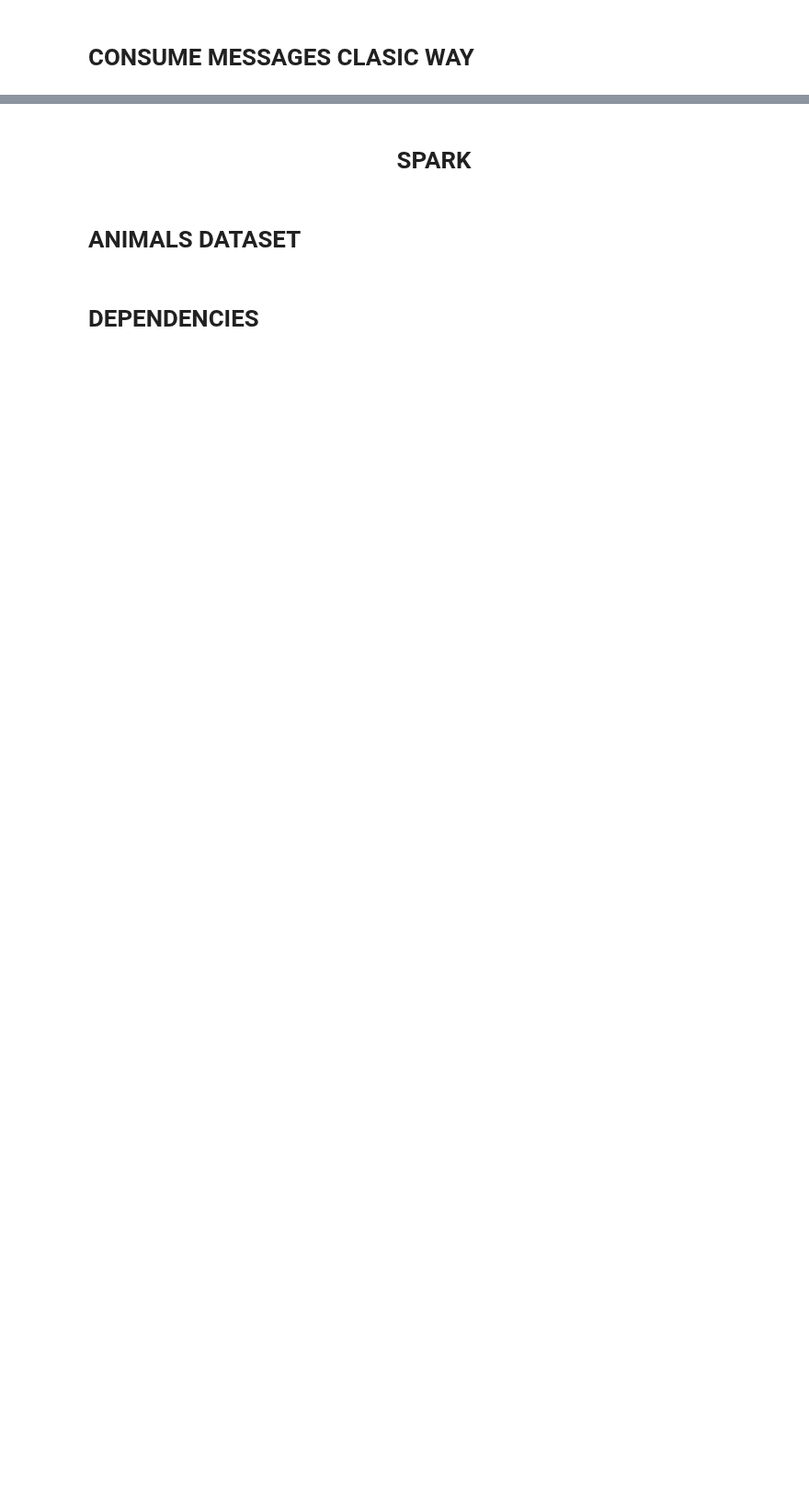
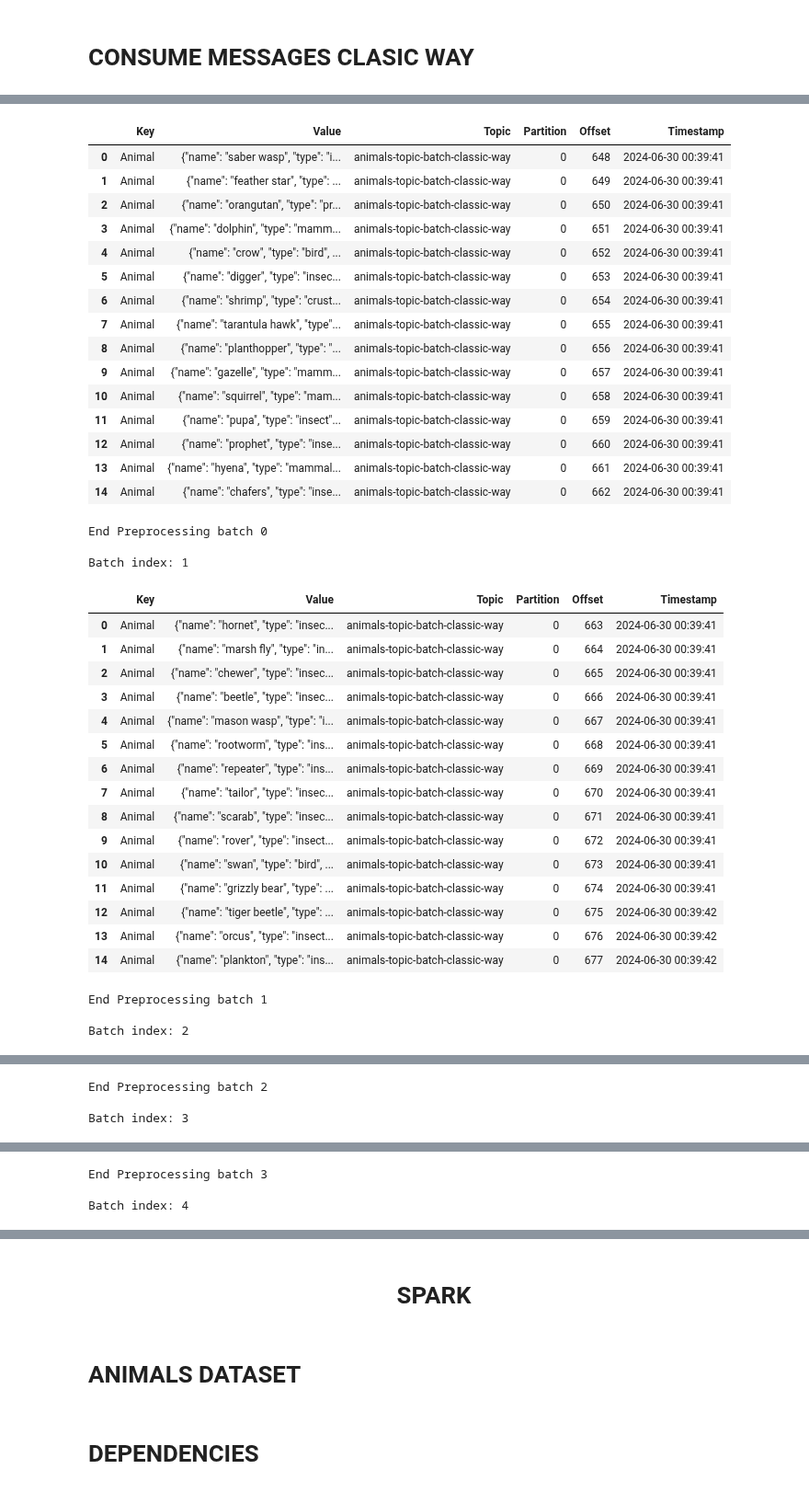
Before and after one commit to JorgeCardona/recursos, a Jupyter notebook: docker_hub/jupyterlab_multilanguages_dockerfile/Spark-Kafka-Confluence-Batch-Streaming-MlLib.ipynb, the cells around one changed output, grey strips where cells are left out. Shown at 92% size. Drawn from its saved outputs; the diff is of its cells as text; code cells hidden in the pictures; blank space fills up the shorter version.

```diff
--- a/docker_hub/jupyterlab_multilanguages_dockerfile/Spark-Kafka-Confluence-Batch-Streaming-MlLib.ipynb
+++ b/docker_hub/jupyterlab_multilanguages_dockerfile/Spark-Kafka-Confluence-Batch-Streaming-MlLib.ipynb
@@ -333,7 +369,7 @@ def consume_messages(kafka_bootstrap_servers, topic, batch_size=20, timeout=10):
 
 # Example usage:
 kafka_bootstrap_servers = "localhost:9092"
-topic = "animals-topic-batch"
+topic = "animals-topic-batch-classic-way"
 
 for index, batch_df in enumerate(
     consume_messages(kafka_bootstrap_servers, topic, batch_size=15)
@@ -343,3 +379,4 @@ for index, batch_df in enumerate(
     # Perform operations on the batch DataFrame
     print(f"End Preprocessing batch {index}")
     print()
+# %% [output]
@@ -345,0 +388,38 @@ for index, batch_df in enumerate(
+|  | Key | Value | Topic | Partition | Offset | Timestamp |
+| 0 | Animal | {"name": "saber wasp", "type": "i... | animals-topic-batch-classic-way | 0 | 648 | 2024-06-30 00:39:41 |
+| 1 | Animal | {"name": "feather star", "type": ... | animals-topic-batch-classic-way | 0 | 649 | 2024-06-30 00:39:41 |
+| 2 | Animal | {"name": "orangutan", "type": "pr... | animals-topic-batch-classic-way | 0 | 650 | 2024-06-30 00:39:41 |
+| 3 | Animal | {"name": "dolphin", "type": "mamm... | animals-topic-batch-classic-way | 0 | 651 | 2024-06-30 00:39:41 |
+| 4 | Animal | {"name": "crow", "type": "bird", ... | animals-topic-batch-classic-way | 0 | 652 | 2024-06-30 00:39:41 |
+| 5 | Animal | {"name": "digger", "type": "insec... | animals-topic-batch-classic-way | 0 | 653 | 2024-06-30 00:39:41 |
+| 6 | Animal | {"name": "shrimp", "type": "crust... | animals-topic-batch-classic-way | 0 | 654 | 2024-06-30 00:39:41 |
+| 7 | Animal | {"name": "tarantula hawk", "type"... | animals-topic-batch-classic-way | 0 | 655 | 2024-06-30 00:39:41 |
+| 8 | Animal | {"name": "planthopper", "type": "... | animals-topic-batch-classic-way | 0 | 656 | 2024-06-30 00:39:41 |
+| 9 | Animal | {"name": "gazelle", "type": "mamm... | animals-topic-batch-classic-way | 0 | 657 | 2024-06-30 00:39:41 |
+| 10 | Animal | {"name": "squirrel", "type": "mam... | animals-topic-batch-classic-way | 0 | 658 | 2024-06-30 00:39:41 |
+| 11 | Animal | {"name": "pupa", "type": "insect"... | animals-topic-batch-classic-way | 0 | 659 | 2024-06-30 00:39:41 |
+| 12 | Animal | {"name": "prophet", "type": "inse... | animals-topic-batch-classic-way | 0 | 660 | 2024-06-30 00:39:41 |
+| 13 | Animal | {"name": "hyena", "type": "mammal... | animals-topic-batch-classic-way | 0 | 661 | 2024-06-30 00:39:41 |
+| 14 | Animal | {"name": "chafers", "type": "inse... | animals-topic-batch-classic-way | 0 | 662 | 2024-06-30 00:39:41 |
+End Preprocessing batch 0
+
+Batch index: 1
+|  | Key | Value | Topic | Partition | Offset | Timestamp |
+| 0 | Animal | {"name": "hornet", "type": "insec... | animals-topic-batch-classic-way | 0 | 663 | 2024-06-30 00:39:41 |
+| 1 | Animal | {"name": "marsh fly", "type": "in... | animals-topic-batch-classic-way | 0 | 664 | 2024-06-30 00:39:41 |
+| 2 | Animal | {"name": "chewer", "type": "insec... | animals-topic-batch-classic-way | 0 | 665 | 2024-06-30 00:39:41 |
+| 3 | Animal | {"name": "beetle", "type": "insec... | animals-topic-batch-classic-way | 0 | 666 | 2024-06-30 00:39:41 |
+| 4 | Animal | {"name": "mason wasp", "type": "i... | animals-topic-batch-classic-way | 0 | 667 | 2024-06-30 00:39:41 |
+| 5 | Animal | {"name": "rootworm", "type": "ins... | animals-topic-batch-classic-way | 0 | 668 | 2024-06-30 00:39:41 |
+| 6 | Animal | {"name": "repeater", "type": "ins... | animals-topic-batch-classic-way | 0 | 669 | 2024-06-30 00:39:41 |
+| 7 | Animal | {"name": "tailor", "type": "insec... | animals-topic-batch-classic-way | 0 | 670 | 2024-06-30 00:39:41 |
+| 8 | Animal | {"name": "scarab", "type": "insec... | animals-topic-batch-classic-way | 0 | 671 | 2024-06-30 00:39:41 |
+| 9 | Animal | {"name": "rover", "type": "insect... | animals-topic-batch-classic-way | 0 | 672 | 2024-06-30 00:39:41 |
+| 10 | Animal | {"name": "swan", "type": "bird", ... | animals-topic-batch-classic-way | 0 | 673 | 2024-06-30 00:39:41 |
+| 11 | Animal | {"name": "grizzly bear", "type": ... | animals-topic-batch-classic-way | 0 | 674 | 2024-06-30 00:39:41 |
+| 12 | Animal | {"name": "tiger beetle", "type": ... | animals-topic-batch-classic-way | 0 | 675 | 2024-06-30 00:39:42 |
+| 13 | Animal | {"name": "orcus", "type": "insect... | animals-topic-batch-classic-way | 0 | 676 | 2024-06-30 00:39:42 |
+| 14 | Animal | {"name": "plankton", "type": "ins... | animals-topic-batch-classic-way | 0 | 677 | 2024-06-30 00:39:42 |
+End Preprocessing batch 1
+
+Batch index: 2
@@ -345,0 +442,3 @@ for index, batch_df in enumerate(
+End Preprocessing batch 2
+
+Batch index: 3
@@ -345,0 +461,3 @@ for index, batch_df in enumerate(
+End Preprocessing batch 3
+
+Batch index: 4
```
Also changed, not shown: parts of 15 cells of this notebook.
